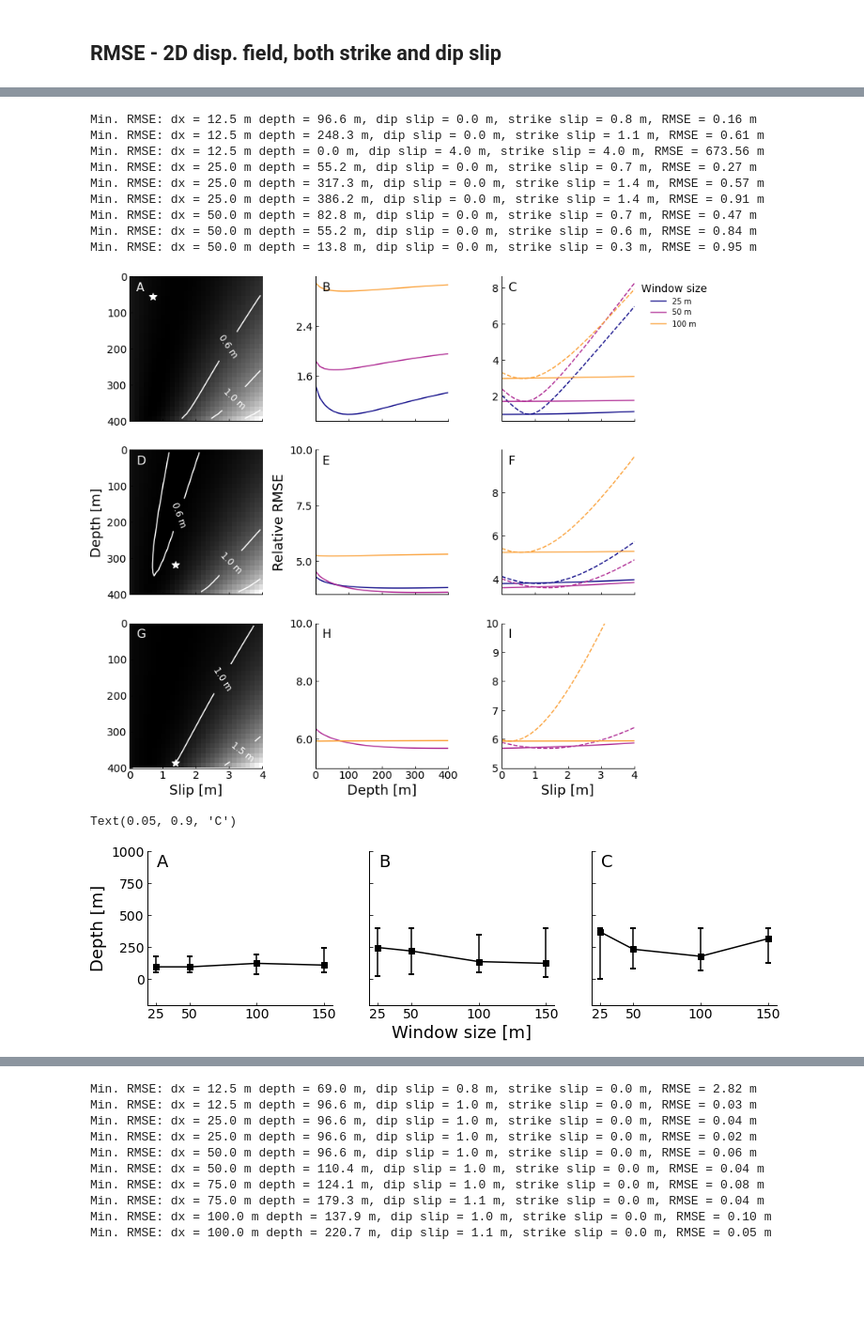
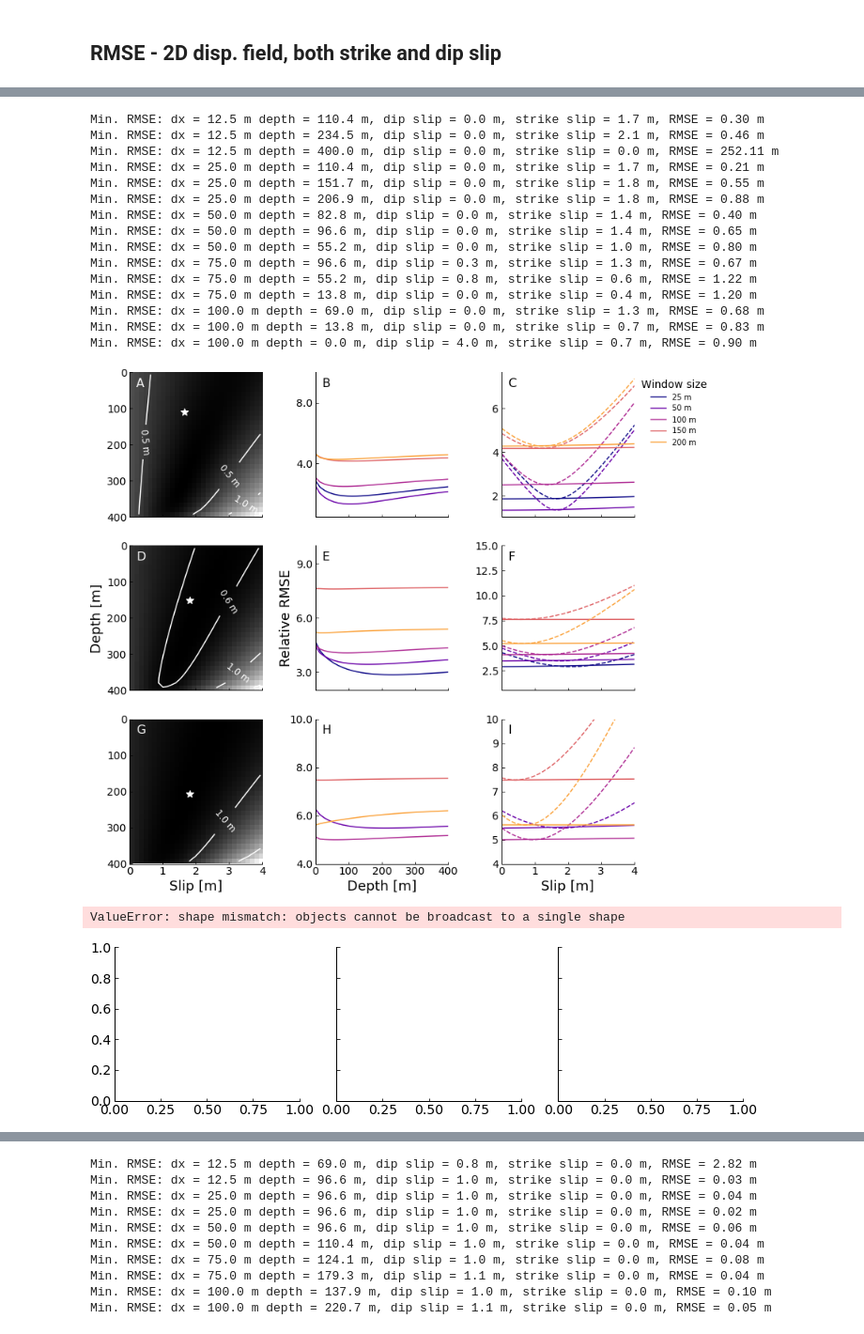
Before and after one commit to stgl/PointCloudDislocation, a Jupyter notebook: model-fitting.ipynb, the cells around one changed output, grey strips where cells are left out. Shown at 94% size. Saved outputs shown, nothing was run; the diff lists cells and outputs as text; code cells hidden in the pictures; blank space fills up the shorter version.

Commit message:
Add water masking function

```diff
--- a/model-fitting.ipynb
+++ b/model-fitting.ipynb
@@ -659,6 +668,7 @@ def plot_rmse_2param_strikeslip_sameday(dx=50, num=100, max_depth=500, max_slip=
     x, y, ux, uy, uz, residual, mask = load_and_mask_results(filename, iterations=2)
     x, y = np.meshgrid(x, y)
     uobs, _ = rotate(ux, uy, theta=50)
+    uobs = apply_water_mask(uobs, dx=dx)
 
     depths = np.linspace(0, max_depth, num=num) + 0.01
     slips = np.linspace(0, max_slip, num=num) + 0.01
@@ -1009,3 +1286,7 @@ Text(0.05, 0.9, 'C')
+# %%
+rmses_sst_base = []
+rmses_sst = []
+rmses_sstf = []
 # %%
 fig, axes = plt.subplots(3, 3, figsize=(12, 12))
 
@@ -1014,12 +1295,12 @@ cmap = plt.cm.plasma
 colors = [cmap(x) for x in np.linspace(0, 200, num=len(windows), dtype=int)]
 
 for w, color in zip(windows, colors):
-    depths, slips, r1 = plot_rmse_2param_strikeslip_sameday(dx=w, num=10, max_slip=4, max_depth=400, ax=axes[0, :], color=color, normalize=True)
-    _, _, r2 = plot_rmse_2param_strikeslip(dx=w, num=10, max_slip=4, max_depth=400, ax=axes[1, :], color=color, normalize=True)
-    _, _, r3 = plot_rmse_2param_strikeslip_filt(dx=w, num=10, max_slip=4, max_depth=400, ax=axes[2, :], color=color, normalize=True)
-    rmses_ss_base.append(r1)
-    rmses_ss.append(r2)
-    rmses_ssf.append(r3)
+    depths, slips, r1 = plot_rmse_2param_strikeslip_sameday_thin_2(dx=w, num=30, max_slip=4, max_depth=400, ax=axes[0, :], color=color, normalize=True)
+    _, _, r2 = plot_rmse_2param_strikeslip_thin_2(dx=w, num=30, max_slip=4, max_depth=400, ax=axes[1, :], color=color, normalize=True)
+    _, _, r3 = plot_rmse_2param_strikeslip_filt_thin_2(dx=w, num=30, max_slip=4, max_depth=400, ax=axes[2, :], color=color, normalize=True)
+    rmses_sst_base.append(r1)
+    rmses_sst.append(r2)
+    rmses_sstf.append(r3)
 
 axes[0, 2].legend(title='Window size', fontsize=10, loc='upper left', bbox_to_anchor=(1, 1))
 
@@ -1042,10 +1323,14 @@ axes[2, 2].set_xlabel('Slip [m]')
 
 axes[1, 1].set_ylabel('Relative RMSE')
 
-ymin, _ = axes[1, 1].set_ylim()
-axes[1, 1].set_ylim([ymin, 10])
-axes[2, 1].set_ylim([5, 10])
-axes[2, 2].set_ylim([5, 10])
+axes[0, 1].set_ylim([0.5, 5.5])
+axes[0, 1].set_ylim([0.5, 10])
+
+axes[1, 1].set_ylim([2, 10])
+axes[1, 2].set_ylim([0.5, 15])
+
+axes[2, 1].set_ylim([4, 10])
+axes[2, 2].set_ylim([4, 10])
 
 for ax in axes[:, 1].ravel():
     ax.set_xlim([0, 400])
@@ -1068,36 +1353,48 @@ for ax in axes[0:2, :].ravel():
 
 plt.subplots_adjust(wspace=0.4)
 
-plt.savefig(f'/media/rmsare/data/fig/hsl_icp/Figure_RelRMSE_SFM_SS.png', dpi=300, bbox_inches='tight')
+plt.savefig(f'/media/rmsare/data/fig/hsl_icp/Figure_RelRMSE_SFM_SS_2m.png', dpi=300, bbox_inches='tight')
 # %% [output]
-Min. RMSE: dx = 12.5 m depth = 96.6 m, dip slip = 0.0 m, strike slip = 0.8 m, RMSE = 0.16 m
-Min. RMSE: dx = 12.5 m depth = 248.3 m, dip slip = 0.0 m, strike slip = 1.1 m, RMSE = 0.61 m
-Min. RMSE: dx = 12.5 m depth = 0.0 m, dip slip = 4.0 m, strike slip = 4.0 m, RMSE = 673.56 m
-Min. RMSE: dx = 25.0 m depth = 55.2 m, dip slip = 0.0 m, strike slip = 0.7 m, RMSE = 0.27 m
-Min. RMSE: dx = 25.0 m depth = 317.3 m, dip slip = 0.0 m, strike slip = 1.4 m, RMSE = 0.57 m
-Min. RMSE: dx = 25.0 m depth = 386.2 m, dip slip = 0.0 m, strike slip = 1.4 m, RMSE = 0.91 m
-Min. RMSE: dx = 50.0 m depth = 82.8 m, dip slip = 0.0 m, strike slip = 0.7 m, RMSE = 0.47 m
-Min. RMSE: dx = 50.0 m depth = 55.2 m, dip slip = 0.0 m, strike slip = 0.6 m, RMSE = 0.84 m
-Min. RMSE: dx = 50.0 m depth = 13.8 m, dip slip = 0.0 m, strike slip = 0.3 m, RMSE = 0.95 m
+Min. RMSE: dx = 12.5 m depth = 110.4 m, dip slip = 0.0 m, strike slip = 1.7 m, RMSE = 0.30 m
+Min. RMSE: dx = 12.5 m depth = 234.5 m, dip slip = 0.0 m, strike slip = 2.1 m, RMSE = 0.46 m
+Min. RMSE: dx = 12.5 m depth = 400.0 m, dip slip = 0.0 m, strike slip = 0.0 m, RMSE = 252.11 m
+Min. RMSE: dx = 25.0 m depth = 110.4 m, dip slip = 0.0 m, strike slip = 1.7 m, RMSE = 0.21 m
+Min. RMSE: dx = 25.0 m depth = 151.7 m, dip slip = 0.0 m, strike slip = 1.8 m, RMSE = 0.55 m
+Min. RMSE: dx = 25.0 m depth = 206.9 m, dip slip = 0.0 m, strike slip = 1.8 m, RMSE = 0.88 m
+Min. RMSE: dx = 50.0 m depth = 82.8 m, dip slip = 0.0 m, strike slip = 1.4 m, RMSE = 0.40 m
+Min. RMSE: dx = 50.0 m depth = 96.6 m, dip slip = 0.0 m, strike slip = 1.4 m, RMSE = 0.65 m
+Min. RMSE: dx = 50.0 m depth = 55.2 m, dip slip = 0.0 m, strike slip = 1.0 m, RMSE = 0.80 m
+Min. RMSE: dx = 75.0 m depth = 96.6 m, dip slip = 0.3 m, strike slip = 1.3 m, RMSE = 0.67 m
+Min. RMSE: dx = 75.0 m depth = 55.2 m, dip slip = 0.8 m, strike slip = 0.6 m, RMSE = 1.22 m
+Min. RMSE: dx = 75.0 m depth = 13.8 m, dip slip = 0.0 m, strike slip = 0.4 m, RMSE = 1.20 m
+Min. RMSE: dx = 100.0 m depth = 69.0 m, dip slip = 0.0 m, strike slip = 1.3 m, RMSE = 0.68 m
+Min. RMSE: dx = 100.0 m depth = 13.8 m, dip slip = 0.0 m, strike slip = 0.7 m, RMSE = 0.83 m
+Min. RMSE: dx = 100.0 m depth = 0.0 m, dip slip = 4.0 m, strike slip = 0.7 m, RMSE = 0.90 m
-[figure, old version]
+[figure, new version]
 # %%
 fig, ax = plt.subplots(1, 3, figsize=(12, 3), sharex=True, sharey=True)
-m1, u1, l1 = get_rmse_bounds(rmses_ss_base, depths)
+m1, u1, l1 = get_rmse_bounds(rmses_sst_base, depths)
 ax[0].errorbar(windows, m1, yerr=[l1, u1], marker='s', color='k', ls='-', capsize=3, capthick=2, label='SFM (Same day)')
-m2, u2, l2 = get_rmse_bounds(rmses_ss, depths)
+m2, u2, l2 = get_rmse_bounds(rmses_sst, depths)
 ax[1].errorbar(windows, m2, yerr=[l2, u2], marker='s', color='k', ls='-', capsize=3, capthick=2, label='SFM (All points)')
-m3, u3, l3 = get_rmse_bounds(rmses_ssf, depths)
+m3, u3, l3 = get_rmse_bounds(rmses_sstf, depths)
 ax[2].errorbar(windows, m3, yerr=[l3, u3], marker='s', color='k', ls='-', capsize=3, capthick=2, label='SFM (Ground only)')
+
+for axis in ax:
+    xlim = axis.set_xlim()
+    axis.hlines([100], xlim[0], xlim[1], linestyles='-', colors='gray')
+
 ax[0].set_xticks(windows)
-ax[0].set_ylim([-200, 1000])
+ax[0].set_ylim([-100, 500])
+ax[0].set_yticks([0, 100, 200, 300, 400])
 ax[1].set_xlabel('Window size [m]')
 ax[0].set_ylabel('Depth [m]')
 ax[0].text(0.05, 0.9, 'A', transform=ax[0].transAxes, fontsize=18)
 ax[1].text(0.05, 0.9, 'B', transform=ax[1].transAxes, fontsize=18)
 ax[2].text(0.05, 0.9, 'C', transform=ax[2].transAxes, fontsize=18)
 # %% [output]
-Text(0.05, 0.9, 'C')
+ValueError: shape mismatch: objects cannot be broadcast to a single shape
-[figure, old version]
+[figure, new version]
 # %%
 fig, ax = plt.subplots(1, 3, figsize=(12, 3), sharex=True, sharey=True)
 
```
Also changed, not shown: parts of 44 cells of this notebook, 1 other file.
